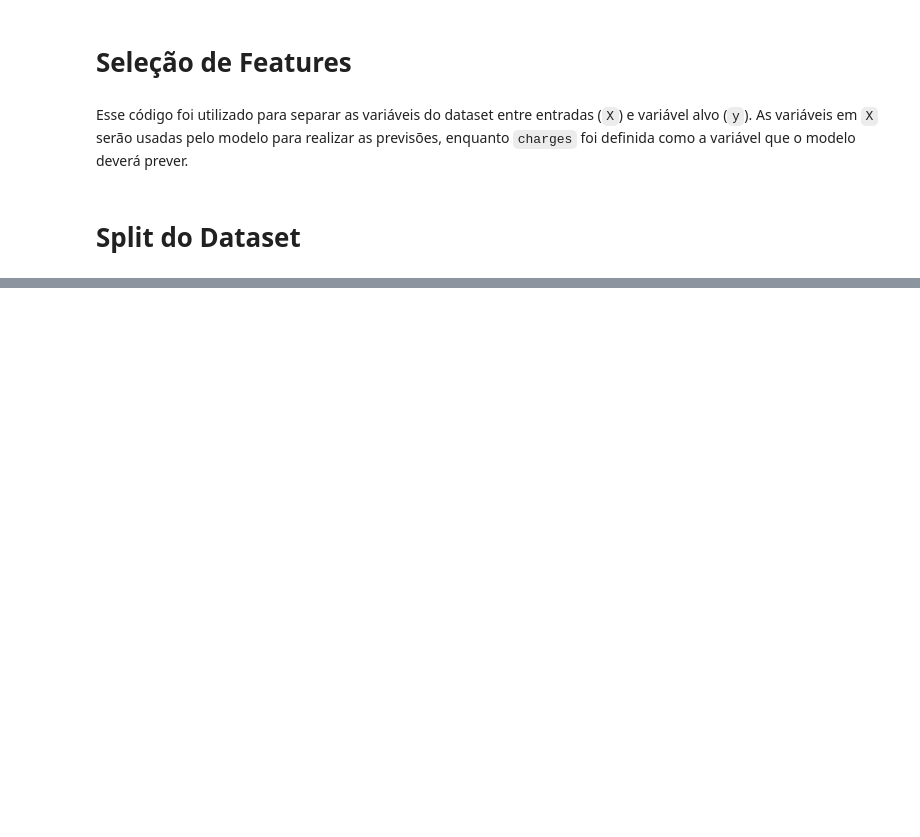
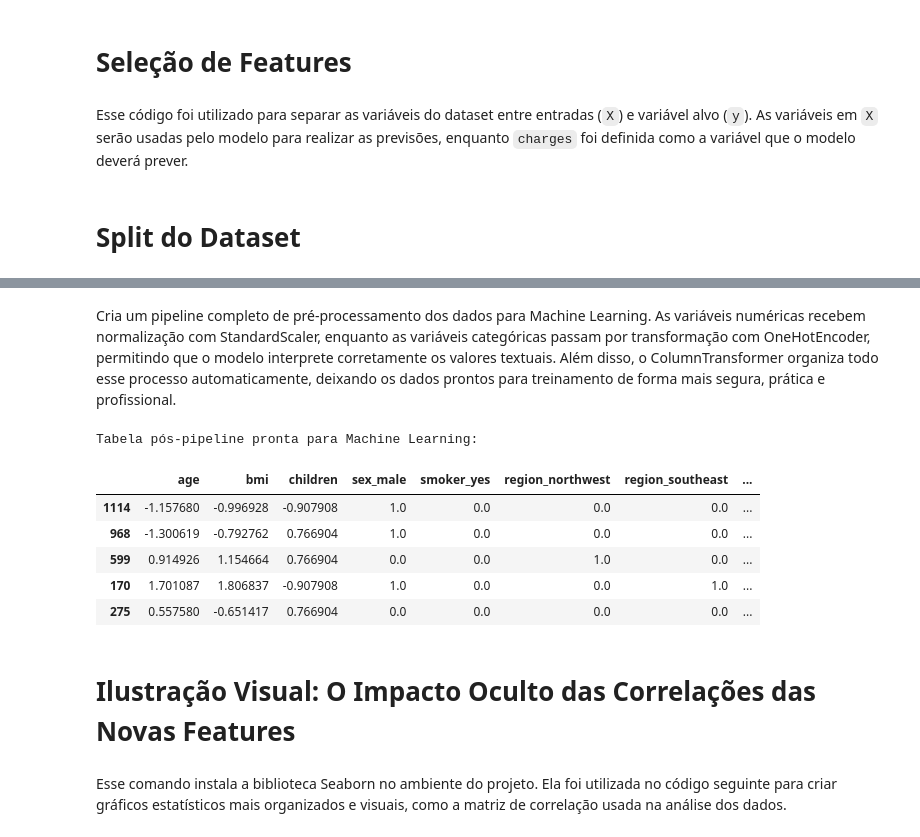
Before and after one commit to MaickyThi/Trabalho_vc_cn, a Jupyter notebook: limpeza_Thiago.ipynb, the cells around one changed output, grey strips where cells are left out. Cells and saved outputs as stored; diff of their text form; code cells hidden in the pictures; blank space fills up the shorter version.

```diff
--- a/limpeza_Thiago.ipynb
+++ b/limpeza_Thiago.ipynb
@@ -416,0 +494,72 @@ X_train, X_test, y_train, y_test = train_test_split(
+# %% [markdown]
+Cria um pipeline completo de pré-processamento dos dados para Machine Learning.
+As variáveis numéricas recebem normalização com StandardScaler, enquanto as variáveis categóricas passam por transformação com OneHotEncoder, permitindo que o modelo interprete corretamente os valores textuais. Além disso, o ColumnTransformer organiza todo esse processo automaticamente, deixando os dados prontos para treinamento de forma mais segura, prática e profissional.
+# %%
+from sklearn.pipeline import Pipeline
+from sklearn.compose import ColumnTransformer
+from sklearn.preprocessing import StandardScaler, OneHotEncoder
+from sklearn.impute import SimpleImputer
+
+# 1. Separação das colunas categóricas e numéricas
+cat_features = ['sex', 'smoker', 'region']
+num_features = ['age', 'bmi', 'children']
+
+# 2. Pipeline das variáveis numéricas
+num_pipeline = Pipeline([
+    ('imputer', SimpleImputer(strategy='median')),
+    ('scaler', StandardScaler())
+])
+
+# 3. Pipeline das variáveis categóricas
+cat_pipeline = Pipeline([
+    ('imputer', SimpleImputer(strategy='most_frequent')),
+    ('encoder', OneHotEncoder(drop='first', sparse_output=False))
+])
+
+# 4. ColumnTransformer unindo os pipelines
+preprocessor = ColumnTransformer(
+    transformers=[
+        ('num', num_pipeline, num_features),
+        ('cat', cat_pipeline, cat_features)
+    ]
+)
+
+# Aplicação no treino
+X_train_processed = preprocessor.fit_transform(X_train)
+
+# Aplicação no teste
+X_test_processed = preprocessor.transform(X_test)
+
+# Recuperando os nomes das colunas processadas
+feature_names = (
+    num_features +
+    list(
+        preprocessor.named_transformers_['cat']
+        .named_steps['encoder']
+        .get_feature_names_out(cat_features)
+    )
+)
+
+# Transformando em DataFrame
+import pandas as pd
+
+X_train_processed_df = pd.DataFrame(
+    X_train_processed,
+    columns=feature_names,
+    index=X_train.index
+)
+
+print("Tabela pós-pipeline pronta para Machine Learning:")
+X_train_processed_df.head()
+# %% [output]
+Tabela pós-pipeline pronta para Machine Learning:
+|  | age | bmi | children | sex_male | smoker_yes | region_northwest | region_southeast | ... |
+| 1114 | -1.157680 | -0.996928 | -0.907908 | 1.0 | 0.0 | 0.0 | 0.0 | ... |
+| 968 | -1.300619 | -0.792762 | 0.766904 | 1.0 | 0.0 | 0.0 | 0.0 | ... |
+| 599 | 0.914926 | 1.154664 | 0.766904 | 0.0 | 0.0 | 1.0 | 0.0 | ... |
+| 170 | 1.701087 | 1.806837 | -0.907908 | 1.0 | 0.0 | 0.0 | 1.0 | ... |
+| 275 | 0.557580 | -0.651417 | 0.766904 | 0.0 | 0.0 | 0.0 | 0.0 | ... |
+# %% [markdown]
+# Ilustração Visual: O Impacto Oculto das Correlações das Novas Features
+# %% [markdown]
+Esse comando instala a biblioteca Seaborn no ambiente do projeto. Ela foi utilizada no código seguinte para criar gráficos estatísticos mais organizados e visuais, como a matriz de correlação usada na análise dos dados.
```
Also changed, not shown: parts of 24 cells of this notebook, 2 other files.
